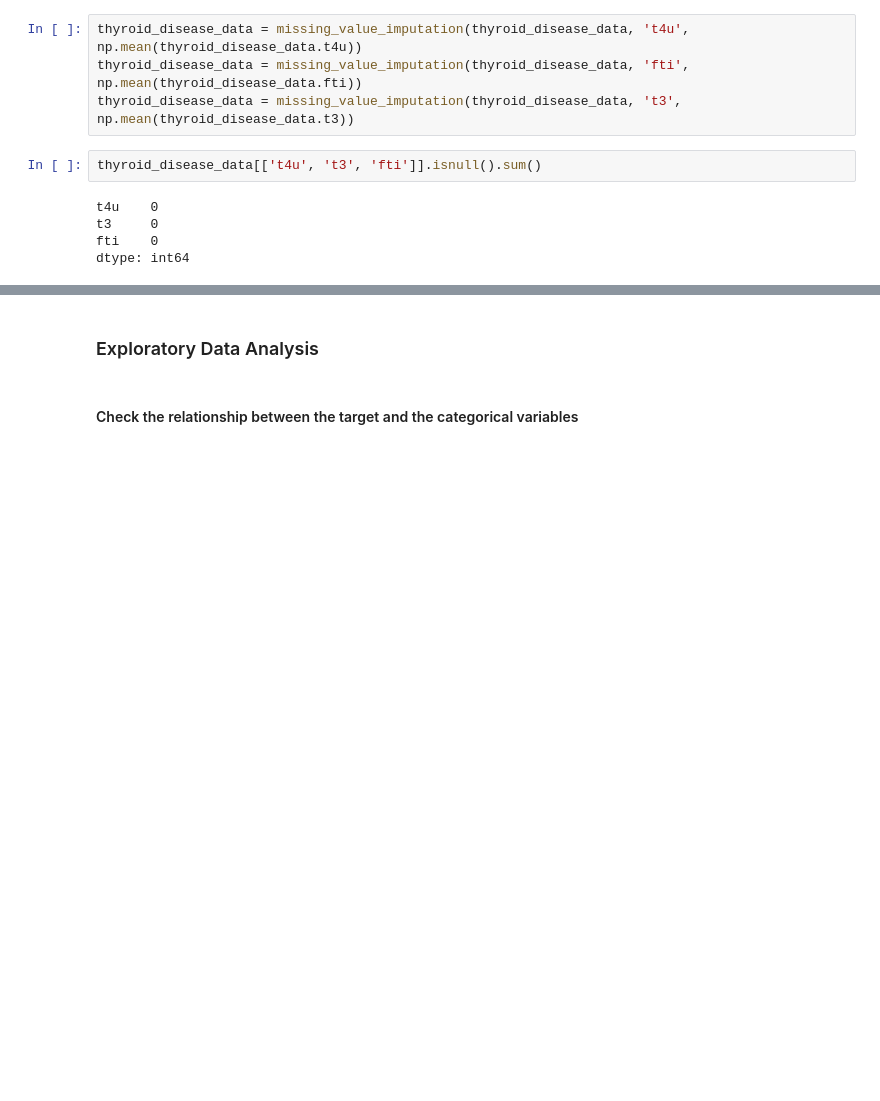
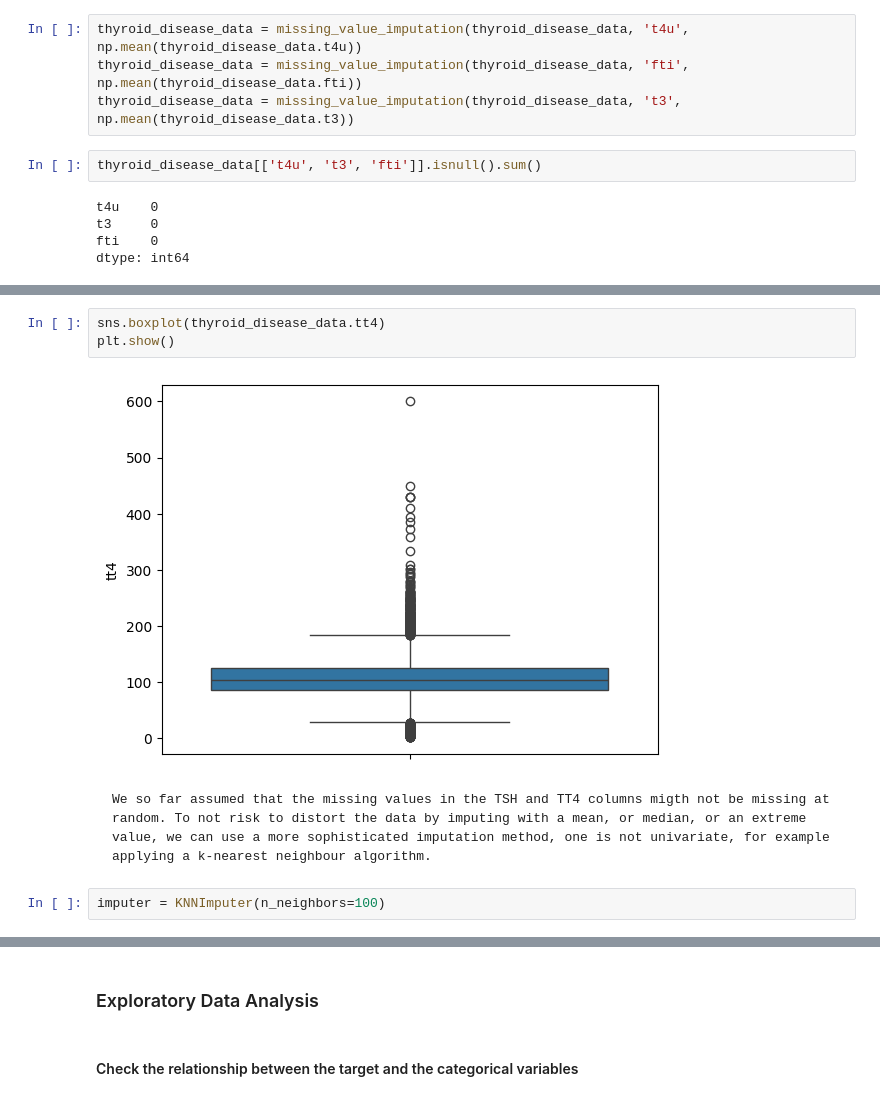
Before and after one commit to kchomakova/ai_upskill_2025_datascience, a Jupyter notebook: notebooks/Predict Hypothyroidism.ipynb, the cells around one changed output, grey strips where cells are left out. Cells and saved outputs as stored; diff of their text form; blank space fills up the shorter version.

```diff
--- a/notebooks/Predict Hypothyroidism.ipynb
+++ b/notebooks/Predict Hypothyroidism.ipynb
@@ -411,0 +449,9 @@ dtype: int64
+# %%
+sns.boxplot(thyroid_disease_data.tt4)
+plt.show()
+# %% [output]
+[figure, added]
+# %% [markdown]
+    We so far assumed that the missing values in the TSH and TT4 columns migth not be missing at random. To not risk to distort the data by imputing with a mean, or median, or an extreme value, we can use a more sophisticated imputation method, one is not univariate, for example applying a k-nearest neighbour algorithm.
+# %%
+imputer = KNNImputer(n_neighbors=100)
```
Also changed, not shown: parts of 26 cells of this notebook.
